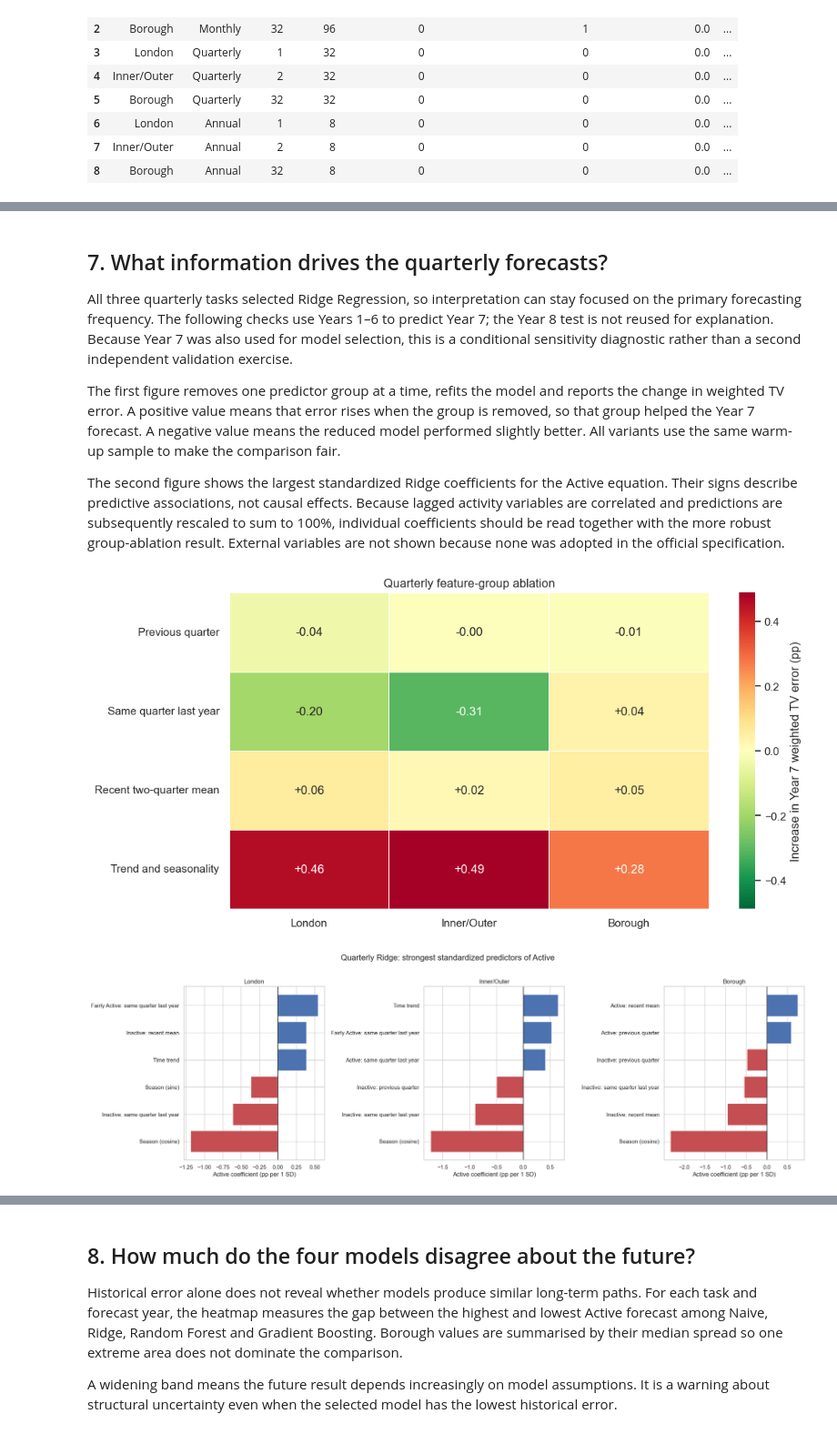
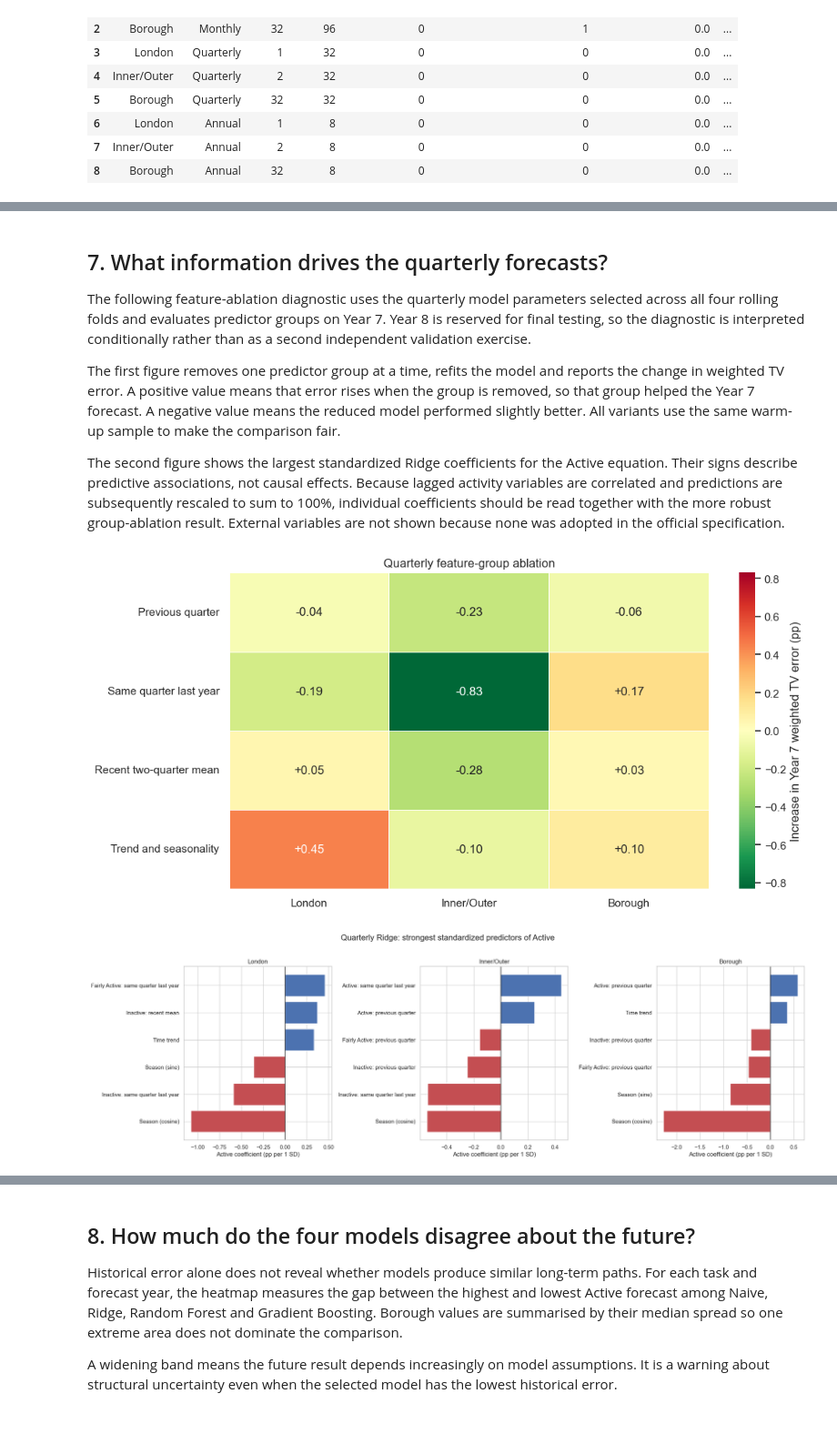
Before and after one commit to YifengMao666/London-Sport2-Group20, a Jupyter notebook: Yifeng Mao/Q1/physical_activity_analysis/03_monthly_quarterly_and_annual_forecasting.ipynb, the cells around one changed output, grey strips where cells are left out. Shown at 91% size. Drawn from its saved outputs; the diff is of its cells as text; code cells hidden in the pictures.

```diff
--- a/Yifeng Mao/Q1/physical_activity_analysis/03_monthly_quarterly_and_annual_forecasting.ipynb
+++ b/Yifeng Mao/Q1/physical_activity_analysis/03_monthly_quarterly_and_annual_forecasting.ipynb
@@ -29,6 +29,7 @@ import seaborn as sns
 from IPython.display import display
 from sklearn.compose import ColumnTransformer
 from sklearn.ensemble import GradientBoostingRegressor, RandomForestRegressor
+from sklearn.impute import SimpleImputer
 from sklearn.linear_model import Ridge
 from sklearn.multioutput import MultiOutputRegressor
 # Load the libraries required for this section.
@@ -38,10 +39,34 @@ from sklearn.preprocessing import OneHotEncoder, StandardScaler
 warnings.filterwarnings('ignore', category=FutureWarning)
 sns.set_theme(style='whitegrid', context='notebook')
 RANDOM_STATE = 2026
+CV_ORIGINS = [3, 4, 5, 6]
+TEST_YEAR = 8
+MODEL_TOLERANCE = .02
 TARGETS = ['inactive_rate', 'fairly_active_rate', 'active_rate']
 # Select the variables needed for this part of the analysis.
 TARGET_LABELS = {'inactive_rate': 'Inactive', 'fairly_active_rate': 'Fairly Active', 'active_rate': 'Active'}
 MODELS = ['Naive baseline', 'Ridge Regression', 'Random Forest', 'Gradient Boosting']
+MODEL_PARAMETER_GRID = {
+    'Naive baseline': [{}],
+    'Ridge Regression': [
+        {'alpha': alpha} for alpha in (.1, 1.0, 10.0, 100.0, 1000.0)
+    ],
+    'Random Forest': [
+        {'n_estimators': 300, 'max_depth': 6, 'min_leaf_fraction': .02, 'max_features': .5},
+        {'n_estimators': 300, 'max_depth': 10, 'min_leaf_fraction': .01, 'max_features': .8},
+        {'n_estimators': 300, 'max_depth': None, 'min_leaf_fraction': .005, 'max_features': 1.0},
+        {'n_estimators': 300, 'max_depth': None, 'min_leaf_fraction': .02, 'max_features': .8},
+        {'n_estimators': 300, 'max_depth': 10, 'min_leaf_fraction': .01, 'max_features': .5},
+    ],
+    'Gradient Boosting': [
+        {'n_estimators': 500, 'learning_rate': .01, 'max_depth': 2, 'min_leaf_fraction': .01},
+        {'n_estimators': 200, 'learning_rate': .025, 'max_depth': 2, 'min_leaf_fraction': .01},
+        {'n_estimators': 100, 'learning_rate': .05, 'max_depth': 2, 'min_leaf_fraction': .01},
+        {'n_estimators': 50, 'learning_rate': .10, 'max_depth': 2, 'min_leaf_fraction': .01},
+        {'n_estimators': 100, 'learning_rate': .05, 'max_depth': 1, 'min_leaf_fraction': .01},
+        {'n_estimators': 100, 'learning_rate': .05, 'max_depth': 3, 'min_leaf_fraction': .01},
+    ],
+}
 MODEL_COLORS = {
     'Naive baseline': '#9E9E9E', 'Ridge Regression': '#4C72B0',
     'Random Forest': '#55A868', 'Gradient Boosting': '#C44E52',
@@ -814,13 +1306,13 @@ display(overall_models[['model', 'mean_skill_pct', 'tasks_beating_naive']].round
 # %% [markdown]
 ## 7. What information drives the quarterly forecasts?
 
-All three quarterly tasks selected Ridge Regression, so interpretation can stay focused on the primary forecasting frequency. The following checks use Years 1–6 to predict Year 7; the Year 8 test is not reused for explanation. Because Year 7 was also used for model selection, this is a conditional sensitivity diagnostic rather than a second independent validation exercise.
+The following feature-ablation diagnostic uses the quarterly model parameters selected across all four rolling folds and evaluates predictor groups on Year 7. Year 8 is reserved for final testing, so the diagnostic is interpreted conditionally rather than as a second independent validation exercise.
 
 The first figure removes one predictor group at a time, refits the model and reports the change in weighted TV error. A positive value means that error rises when the group is removed, so that group helped the Year 7 forecast. A negative value means the reduced model performed slightly better. All variants use the same warm-up sample to make the comparison fair.
 
 The second figure shows the largest standardized Ridge coefficients for the Active equation. Their signs describe predictive associations, not causal effects. Because lagged activity variables are correlated and predictions are subsequently rescaled to sum to 100%, individual coefficients should be read together with the more robust group-ablation result. External variables are not shown because none was adopted in the official specification.
 # %%
-# Explain the three primary quarterly Ridge forecasts using Year 7 only.
+# Explain the three supplementary quarterly Ridge forecasts using Year 7 only.
 quarterly_config = FREQUENCY_CONFIG['Quarterly']
 quarterly_feature_groups = {
     'Previous quarter': [f'{target}_lag1' for target in TARGETS],
@@ -836,7 +1328,8 @@ for level in LEVELS:
     training = panels[(level, 'Quarterly')].loc[lambda frame: frame['year'].le(6)].copy()
     validation = panels[(level, 'Quarterly')].loc[lambda frame: frame['year'].eq(7)].copy()
     full_forecast = recursive_forecast(
-        training, quarterly_config, choice['model'], choice['external_features'], horizon=4
+        training, quarterly_config, choice['model'], choice['external_features'], horizon=4,
+        model_parameters=choice['parameters'],
     )
     full_matched, _ = score_forecast(full_forecast, validation, quarterly_config)
     full_error = np.average(full_matched['row_tv'], weights=full_matched['effective_n'])
@@ -845,6 +1338,7 @@ for level in LEVELS:
         reduced_forecast = recursive_forecast(
             training, quarterly_config, choice['model'], choice['external_features'],
             horizon=4, excluded_features=excluded,
+            model_parameters=choice['parameters'],
         )
         reduced_matched, _ = score_forecast(reduced_forecast, validation, quarterly_config)
         reduced_error = np.average(
@@ -882,7 +1376,12 @@ for level in LEVELS:
         supervised['effective_n'].quantile(.95),
     )
     weights = weights / weights.mean()
-    ridge_pipeline = build_model('Ridge Regression', numeric_features, len(supervised))
+    ridge_parameters = task_choices[(level, 'Quarterly')]['family_parameters'][
+        'Ridge Regression'
+    ]
+    ridge_pipeline = build_model(
+        'Ridge Regression', numeric_features, len(supervised), ridge_parameters
+    )
     ridge_pipeline.fit(
         supervised[numeric_features + ['geography_code']], supervised[TARGETS],
         model__sample_weight=weights,
@@ -894,35 +1393,35 @@ for level in LEVELS:
             'Coefficient (pp)': coefficient * 100,
         })
 
 coefficient_results = pd.DataFrame(coefficient_rows)
 feature_labels = {
     **{f'{target}_lag1': f'{TARGET_LABELS[target]}: previous quarter' for target in TARGETS},
     **{f'{target}_seasonal_lag': f'{TARGET_LABELS[target]}: same quarter last year' for target in TARGETS},
     **{f'{target}_recent_mean': f'{TARGET_LABELS[target]}: recent mean' for target in TARGETS},
     'trend_years': 'Time trend', 'season_sin': 'Season (sine)', 'season_cos': 'Season (cosine)',
 }
 coefficient_results['Label'] = coefficient_results['Feature'].map(feature_labels)
 coefficient_results['Absolute coefficient'] = coefficient_results['Coefficient (pp)'].abs()
 top_coefficients = coefficient_results.sort_values(
     ['Geography', 'Absolute coefficient'], ascending=[True, False]
 ).groupby('Geography', as_index=False).head(6)
 
 # Show direction and magnitude for the six strongest Active predictors in each task.
 fig, axes = plt.subplots(1, 3, figsize=(20, 6.2))
 for axis, level in zip(axes, LEVELS):
     local = top_coefficients.loc[
         top_coefficients['Geography'].eq(level)
     ].sort_values('Coefficient (pp)')
     colors = np.where(local['Coefficient (pp)'].ge(0), '#4C72B0', '#C44E52')
     axis.barh(local['Label'], local['Coefficient (pp)'], color=colors)
     axis.axvline(0, color='black', linewidth=1)
     axis.set(title=level, xlabel='Active coefficient (pp per 1 SD)', ylabel='')
 fig.suptitle('Quarterly Ridge: strongest standardized predictors of Active', fontsize=16, y=1.02)
 fig.tight_layout()
 plt.show()
 # %% [output]
-[figure, old version]
+[figure, new version]
-[figure, old version]
+[figure, new version]
 # %% [markdown]
 ### What the diagnostics show
 
```
Also changed, not shown: parts of 22 cells of this notebook.
